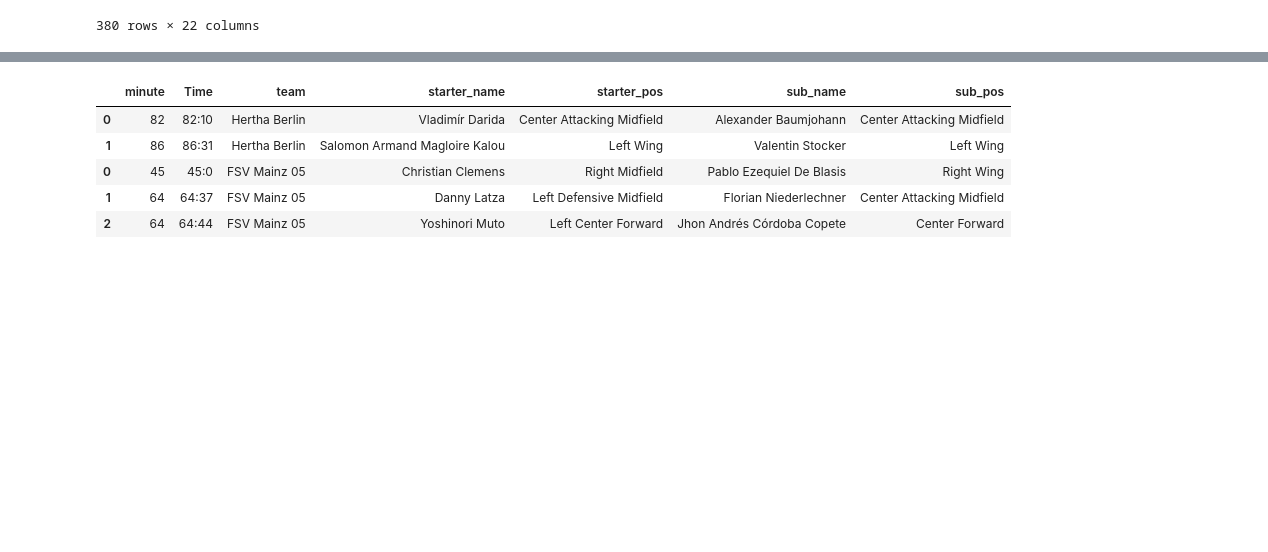
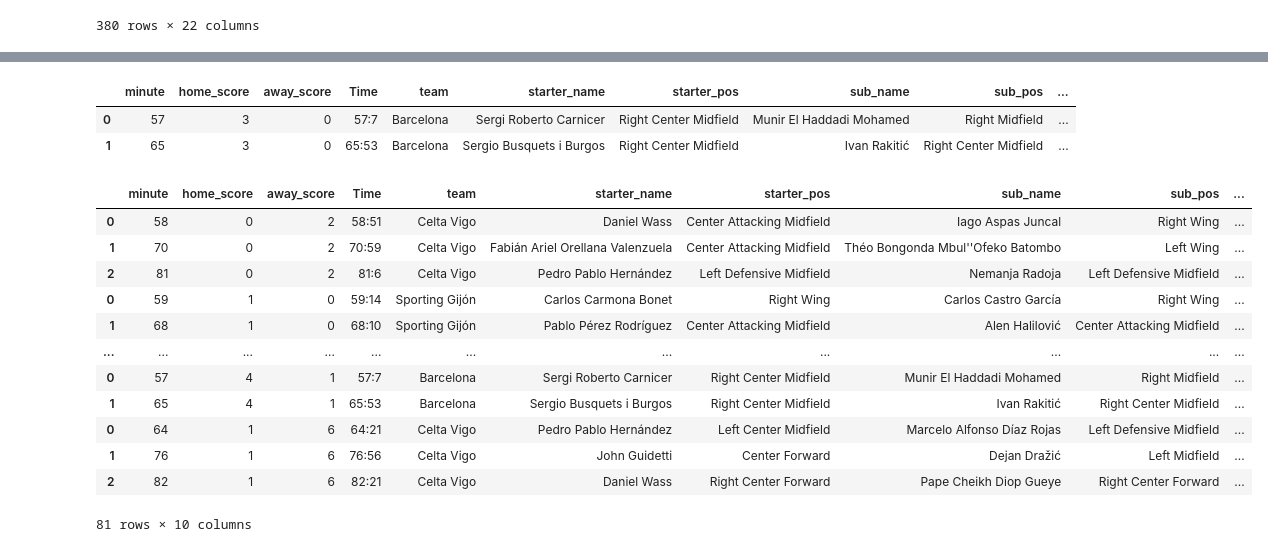
Before and after one commit to conormalone/StatsBomb24, a Jupyter notebook: Substitute_Working.ipynb, the cells around one changed output, grey strips where cells are left out. Cells and saved outputs as stored; diff of their text form; code cells hidden in the pictures; blank space fills up the shorter version.

```diff
--- a/Substitute_Working.ipynb
+++ b/Substitute_Working.ipynb
@@ -42,7 +45,11 @@ sb.matches(competition_id=11, season_id=27)
+# %%
+home = matches[matches.match_id==our_match_id].home_team.reset_index()
+home_team = home.home_team[0]
 # %%
-lineup = sb.lineups(match_id=3890411)
+lineup = sb.lineups(match_id=our_match_id)
 # %%
-events = sb.events(match_id=3890411)
+events = sb.events(match_id=our_match_id)
+events = events.sort_values(by=["minute"])
 # %%
 def extract_last_position(position_list):
     if len(position_list) > 0:
@@ -85,21 +87,64 @@ my_event
 # %%
 results = pd.DataFrame()
 for team in events.team.unique():
-    df_event = events[(events.team==team) & (events.substitution_outcome=="Tactical")]
+    df_event = events[(events.team==team) & (events.substitution_outcome=="Tactical")&(events.loser==1)]
     df_lineup = lineup[team]
     df_lineup['last_position'] = df_lineup['positions'].apply(extract_last_position)
-    merge_one = df_event[["minute","player",'substitution_replacement',"Time","team"]].merge(df_lineup[["player_name","last_position"]], left_on = "player", right_on = "player_name").rename(columns={"last_position":"starter_pos"})
-    merge_two = merge_one[["minute","Time","team","player_name","starter_pos",'substitution_replacement']].merge(df_lineup[["player_name","last_position"]], right_on = "player_name", left_on = "substitution_replacement").rename(columns={"last_position":"sub_pos","player_name_x":"starter_name","substitution_replacement":"sub_name"}).drop("player_name_y",axis=1)
+    merge_one = df_event[["minute","home_score","away_score","player",'substitution_replacement',"Time","team"]].merge(df_lineup[["player_name","last_position"]], left_on = "player", right_on = "player_name").rename(columns={"last_position":"starter_pos"})
+    merge_two = merge_one[["minute","home_score","away_score","Time","team","player_name","starter_pos",'substitution_replacement']].merge(df_lineup[["player_name","last_position"]], right_on = "player_name", left_on = "substitution_replacement").rename(columns={"last_position":"sub_pos","player_name_x":"starter_name","substitution_replacement":"sub_name"}).drop("player_name_y",axis=1)
+    merge_two["match_id"] = our_match_id
     results = pd.concat([results,merge_two],axis=0)
+results
+# %% [output]
+|  | minute | home_score | away_score | Time | team | starter_name | starter_pos | sub_name | sub_pos | ... |
+| 0 | 57 | 3 | 0 | 57:7 | Barcelona | Sergi Roberto Carnicer | Right Center Midfield | Munir El Haddadi Mohamed | Right Midfield | ... |
+| 1 | 65 | 3 | 0 | 65:53 | Barcelona | Sergio Busquets i Burgos | Right Center Midfield | Ivan Rakitić | Right Center Midfield | ... |
-# %%
-results
-# %% [output]
-|  | minute | Time | team | starter_name | starter_pos | sub_name | sub_pos |
-| 0 | 82 | 82:10 | Hertha Berlin | Vladimír Darida | Center Attacking Midfield | Alexander Baumjohann | Center Attacking Midfield |
-| 1 | 86 | 86:31 | Hertha Berlin | Salomon Armand Magloire Kalou | Left Wing | Valentin Stocker | Left Wing |
-| 0 | 45 | 45:0 | FSV Mainz 05 | Christian Clemens | Right Midfield | Pablo Ezequiel De Blasis | Right Wing |
-| 1 | 64 | 64:37 | FSV Mainz 05 | Danny Latza | Left Defensive Midfield | Florian Niederlechner | Center Attacking Midfield |
-| 2 | 64 | 64:44 | FSV Mainz 05 | Yoshinori Muto | Left Center Forward | Jhon Andrés Córdoba Copete | Center Forward |
+# %%
+results = pd.DataFrame()
+xg_share_df = pd.DataFrame()
+for match in matches.match_id:
+    events = sb.events(match_id = match)
+    lineup = sb.lineups(match_id = match)
+    home = home_team
+    home_goal = 0
+    away_goal = 0
+    home_list = []
+    away_list = []
+    for index, row in events.iterrows():
+        if row.shot_outcome =="Goal":
+            if row.team ==home:
+                home_goal+=1
+            else:
+                away_goal+=1
+        home_list.append(home_goal)
+        away_list.append(away_goal)
+    events["home_score"]=home_list
+    events["away_score"]=away_list
+    events["loser"] = np.where(((events.team==home_team) &(events.home_score<events.away_score))|((events.team!=home_team) &(events.home_score>events.away_score)),1,0)
+    events["Time"] = events.minute.astype("str")+":"+events.second.astype("str")
+    for team in events.team.unique():
+        df_event = events[(events.team==team) & (events.substitution_outcome=="Tactical")&(events.loser==1)]
+        df_lineup = lineup[team]
+        df_lineup['last_position'] = df_lineup['positions'].apply(extract_last_position)
+        merge_one = df_event[["minute","home_score","away_score","player",'substitution_replacement',"Time","team"]].merge(df_lineup[["player_name","last_position"]], left_on = "player", right_on = "player_name").rename(columns={"last_position":"starter_pos"})
+        merge_two = merge_one[["minute","home_score","away_score","Time","team","player_name","starter_pos",'substitution_replacement']].merge(df_lineup[["player_name","last_position"]], right_on = "player_name", left_on = "substitution_replacement").rename(columns={"last_position":"sub_pos","player_name_x":"starter_name","substitution_replacement":"sub_name"}).drop("player_name_y",axis=1)
+        merge_two["match_id"] = match
+        results = pd.concat([results,merge_two],axis=0)
+results
+# %% [output]
+|  | minute | home_score | away_score | Time | team | starter_name | starter_pos | sub_name | sub_pos | ... |
+| 0 | 58 | 0 | 2 | 58:51 | Celta Vigo | Daniel Wass | Center Attacking Midfield | Iago Aspas Juncal | Right Wing | ... |
+| 1 | 70 | 0 | 2 | 70:59 | Celta Vigo | Fabián Ariel Orellana Valenzuela | Center Attacking Midfield | Théo Bongonda Mbul''Ofeko Batombo | Left Wing | ... |
+| 2 | 81 | 0 | 2 | 81:6 | Celta Vigo | Pedro Pablo Hernández | Left Defensive Midfield | Nemanja Radoja | Left Defensive Midfield | ... |
+| 0 | 59 | 1 | 0 | 59:14 | Sporting Gijón | Carlos Carmona Bonet | Right Wing | Carlos Castro García | Right Wing | ... |
+| 1 | 68 | 1 | 0 | 68:10 | Sporting Gijón | Pablo Pérez Rodríguez | Center Attacking Midfield | Alen Halilović | Center Attacking Midfield | ... |
+| ... | ... | ... | ... | ... | ... | ... | ... | ... | ... | ... |
+| 0 | 57 | 4 | 1 | 57:7 | Barcelona | Sergi Roberto Carnicer | Right Center Midfield | Munir El Haddadi Mohamed | Right Midfield | ... |
+| 1 | 65 | 4 | 1 | 65:53 | Barcelona | Sergio Busquets i Burgos | Right Center Midfield | Ivan Rakitić | Right Center Midfield | ... |
+| 0 | 64 | 1 | 6 | 64:21 | Celta Vigo | Pedro Pablo Hernández | Left Center Midfield | Marcelo Alfonso Díaz Rojas | Left Defensive Midfield | ... |
+| 1 | 76 | 1 | 6 | 76:56 | Celta Vigo | John Guidetti | Center Forward | Dejan Dražić | Left Midfield | ... |
+| 2 | 82 | 1 | 6 | 82:21 | Celta Vigo | Daniel Wass | Right Center Forward | Pape Cheikh Diop Gueye | Right Center Forward | ... |
+81 rows × 10 columns
 # %%
 xg_share_df = pd.DataFrame()
 for index, row in results.iterrows():
```
Also changed, not shown: parts of 9 cells of this notebook.
